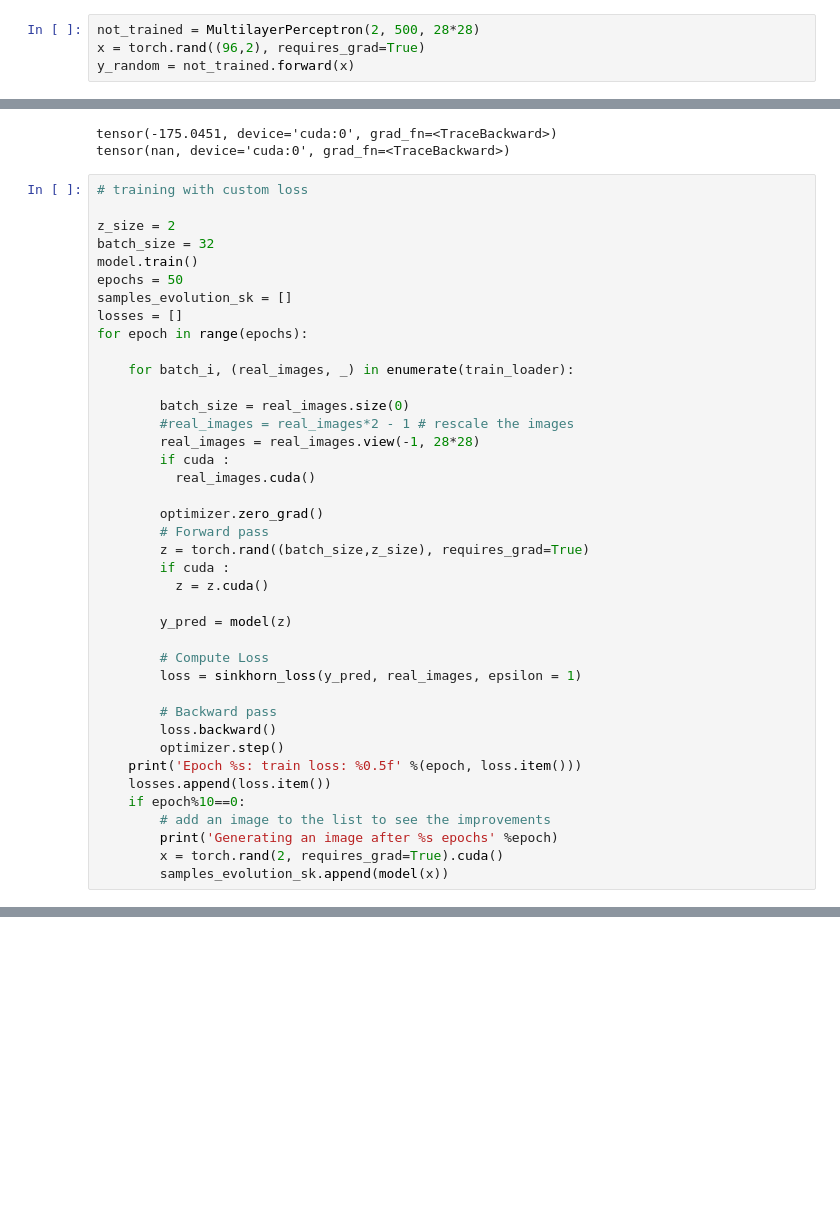
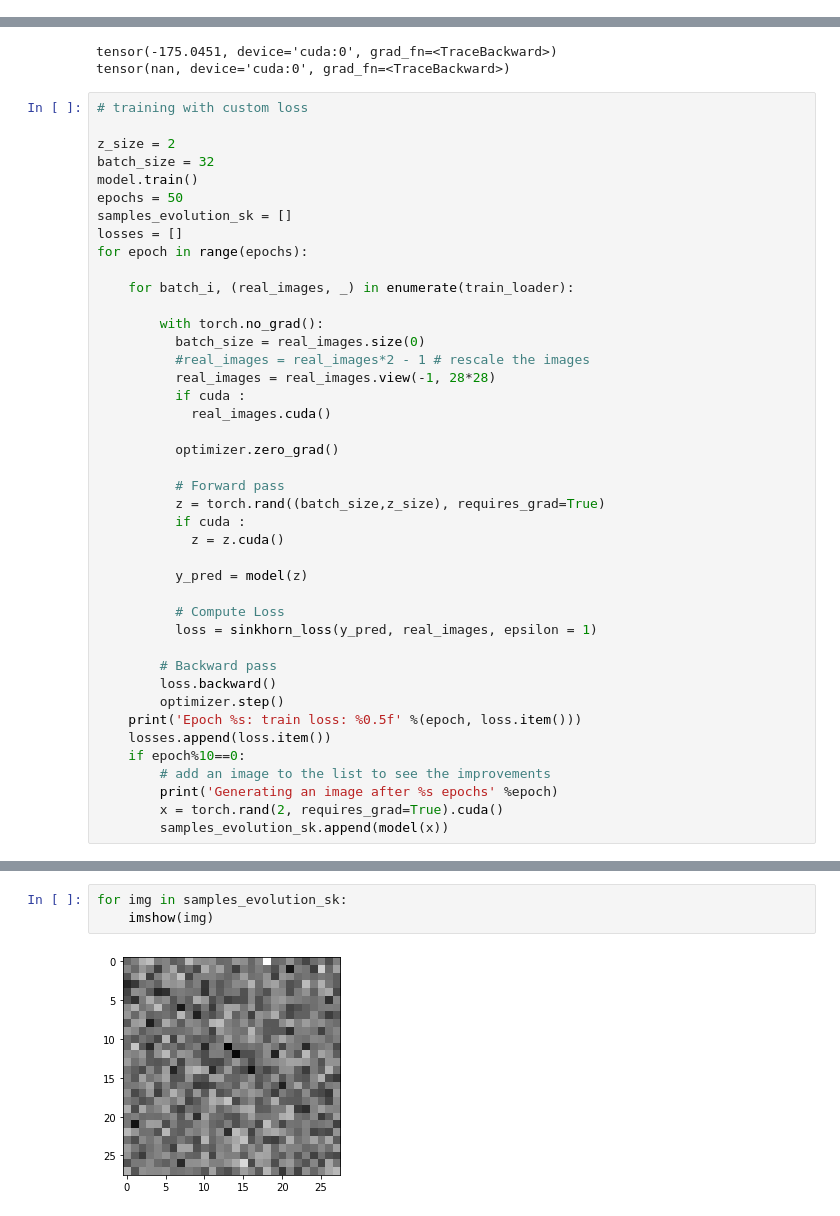
Before and after one commit to gabrielkasmi/ot_gan_ensae, a Jupyter notebook: autodiff_ot_gan.ipynb, the cells around one changed output, grey strips where cells are left out. Saved outputs shown, nothing was run; the diff lists cells and outputs as text; blank space fills up the shorter version.

Commit message:
updates, model working not working

```diff
--- a/autodiff_ot_gan.ipynb
+++ b/autodiff_ot_gan.ipynb
@@ -312,7 +310,3 @@ def sinkhorn_loss(x,y, epsilon = 1., max_iters = 50):
 
 
     return 2 * W_xy - W_xx - W_yy
-# %%
-not_trained = MultilayerPerceptron(2, 500, 28*28)
-x = torch.rand((96,2), requires_grad=True)
-y_random = not_trained.forward(x)
@@ -392,22 +341,24 @@ for epoch in range(epochs):
 
     for batch_i, (real_images, _) in enumerate(train_loader):
 
-        batch_size = real_images.size(0)
-        #real_images = real_images*2 - 1 # rescale the images
-        real_images = real_images.view(-1, 28*28)
-        if cuda :
-          real_images.cuda()
+        with torch.no_grad():
+          batch_size = real_images.size(0)
+          #real_images = real_images*2 - 1 # rescale the images
+          real_images = real_images.view(-1, 28*28)
+          if cuda :
+            real_images.cuda()
 
-        optimizer.zero_grad()
-        # Forward pass
-        z = torch.rand((batch_size,z_size), requires_grad=True)
-        if cuda :
-          z = z.cuda()
+          optimizer.zero_grad()
 
-        y_pred = model(z)
+          # Forward pass
+          z = torch.rand((batch_size,z_size), requires_grad=True)
+          if cuda :
+            z = z.cuda()
 
-        # Compute Loss
-        loss = sinkhorn_loss(y_pred, real_images, epsilon = 1)
+          y_pred = model(z)
+
+          # Compute Loss
+          loss = sinkhorn_loss(y_pred, real_images, epsilon = 1)
 
         # Backward pass
         loss.backward()
@@ -423,0 +391,5 @@ RuntimeError: ignored
+# %%
+for img in samples_evolution_sk:
+    imshow(img)
+# %% [output]
+[figure, added]
```
Also changed, not shown: parts of 15 cells of this notebook.
